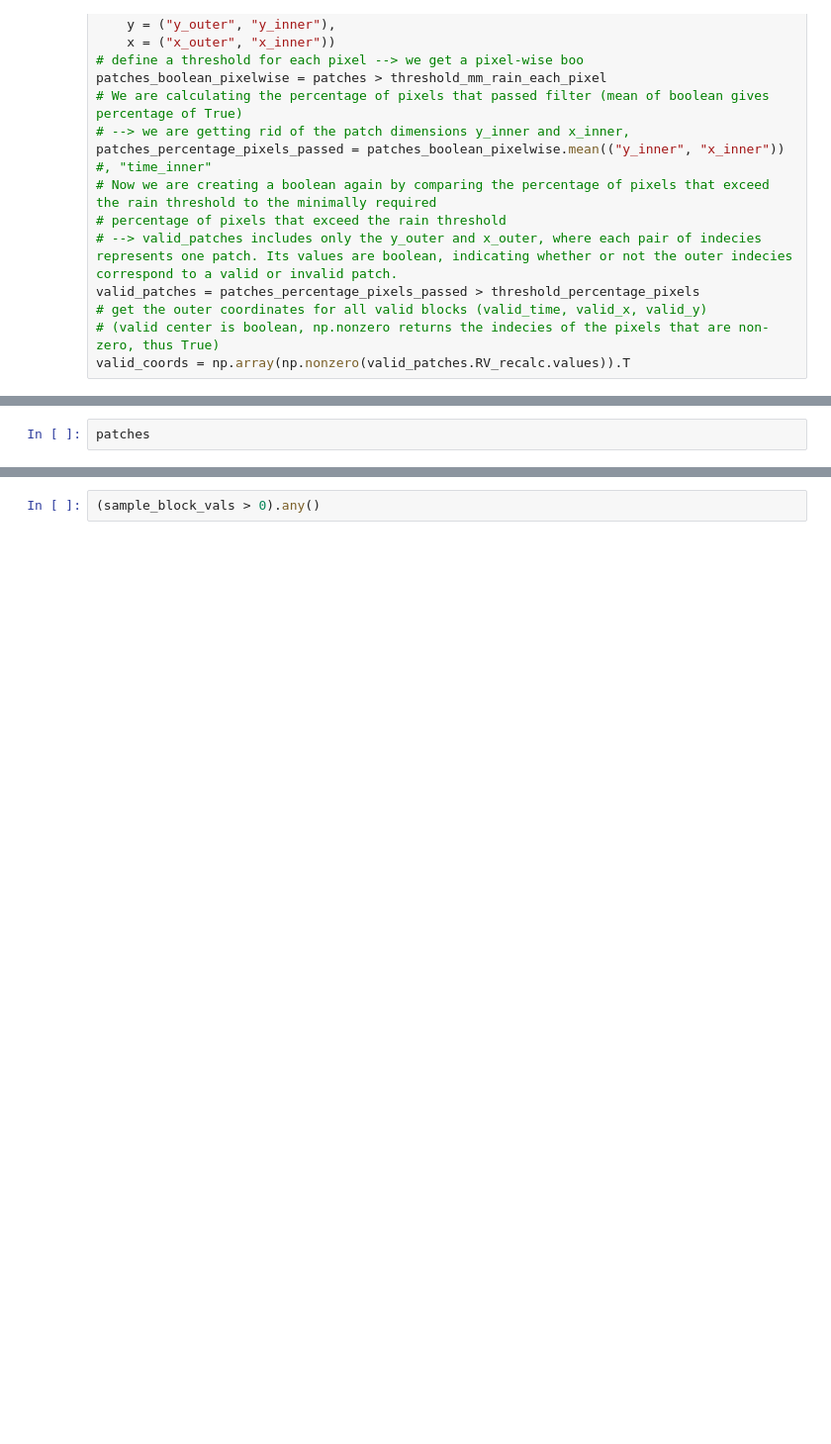
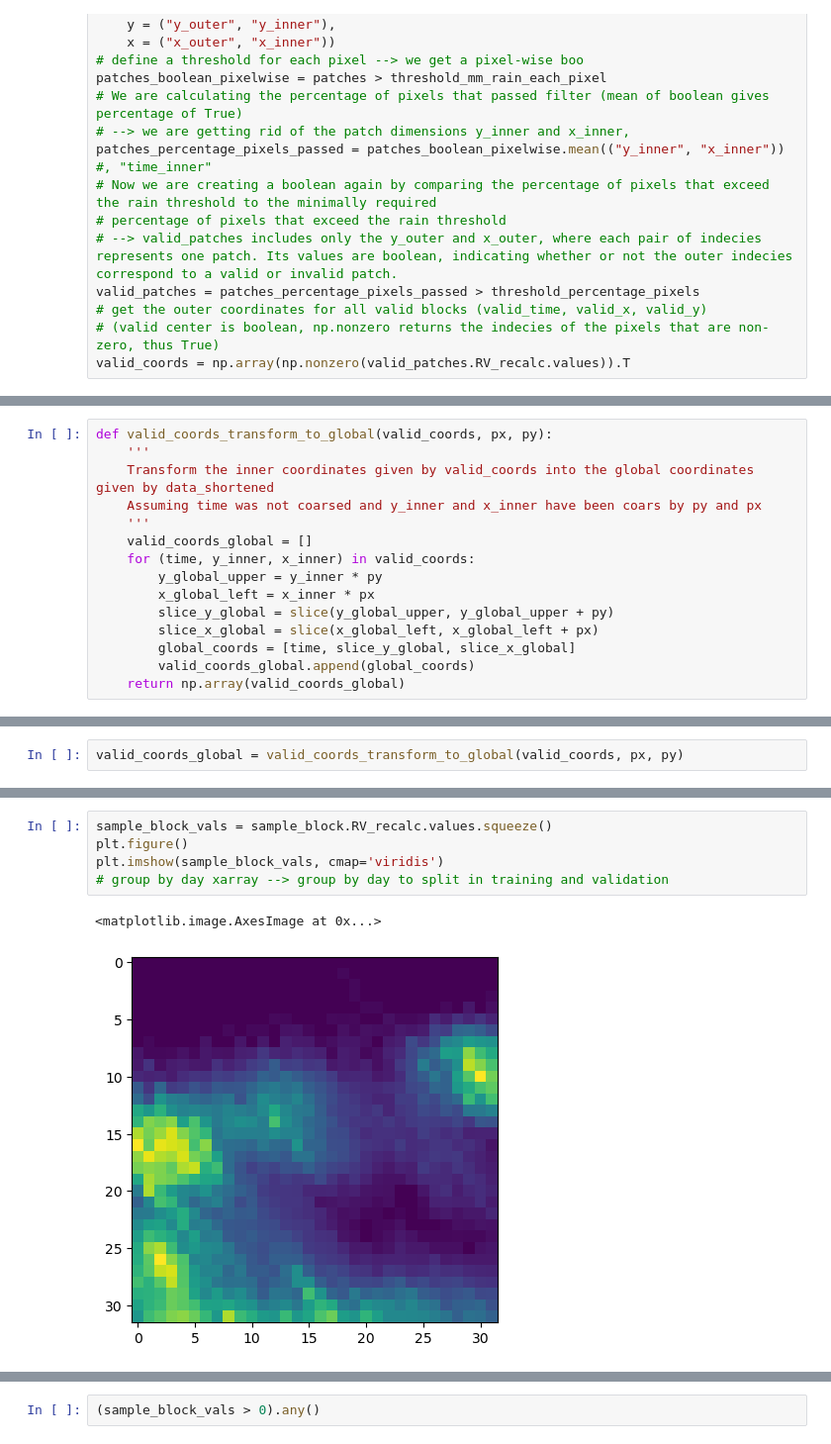
Before and after one commit to Osrip/deep_learn_rain_nowcasting, a Jupyter notebook: notebooks/new_filtering_data_scraper_small_target_patching.ipynb, the cells around one changed output, grey strips where cells are left out. Shown: that part at 99% size. Saved outputs shown, nothing was run; the diff lists cells and outputs as text; blank space fills up the shorter version.

```diff
--- a/notebooks/new_filtering_data_scraper_small_target_patching.ipynb
+++ b/notebooks/new_filtering_data_scraper_small_target_patching.ipynb
@@ -102,0 +97,15 @@ array([[ 21,   5,  20],
+# %%
+def valid_coords_transform_to_global(valid_coords, px, py):
+    '''
+    Transform the inner coordinates given by valid_coords into the global coordinates given by data_shortened
+    Assuming time was not coarsed and y_inner and x_inner have been coars by py and px
+    '''
+    valid_coords_global = []
+    for (time, y_inner, x_inner) in valid_coords:
+        y_global_upper = y_inner * py
+        x_global_left = x_inner * px
+        slice_y_global = slice(y_global_upper, y_global_upper + py)
+        slice_x_global = slice(x_global_left, x_global_left + px)
+        global_coords = [time, slice_y_global, slice_x_global]
+        valid_coords_global.append(global_coords)
+    return np.array(valid_coords_global)
@@ -103,2 +114,2 @@ array([[ 21,   5,  20],
 # %%
-patches
+valid_coords_global = valid_coords_transform_to_global(valid_coords, px, py)
@@ -125,3 +125,11 @@ Attributes:
+# %%
+sample_block_vals = sample_block.RV_recalc.values.squeeze()
+plt.figure()
+plt.imshow(sample_block_vals, cmap='viridis')
+# group by day xarray --> group by day to split in training and validation
+# %% [output]
+<matplotlib.image.AxesImage at 0x...>
+[figure, added]
 # %%
 
 # For data loading purposes, we can use the valid_coords to get the corresponding blocks
```
Also changed, not shown: parts of 6 cells of this notebook.
